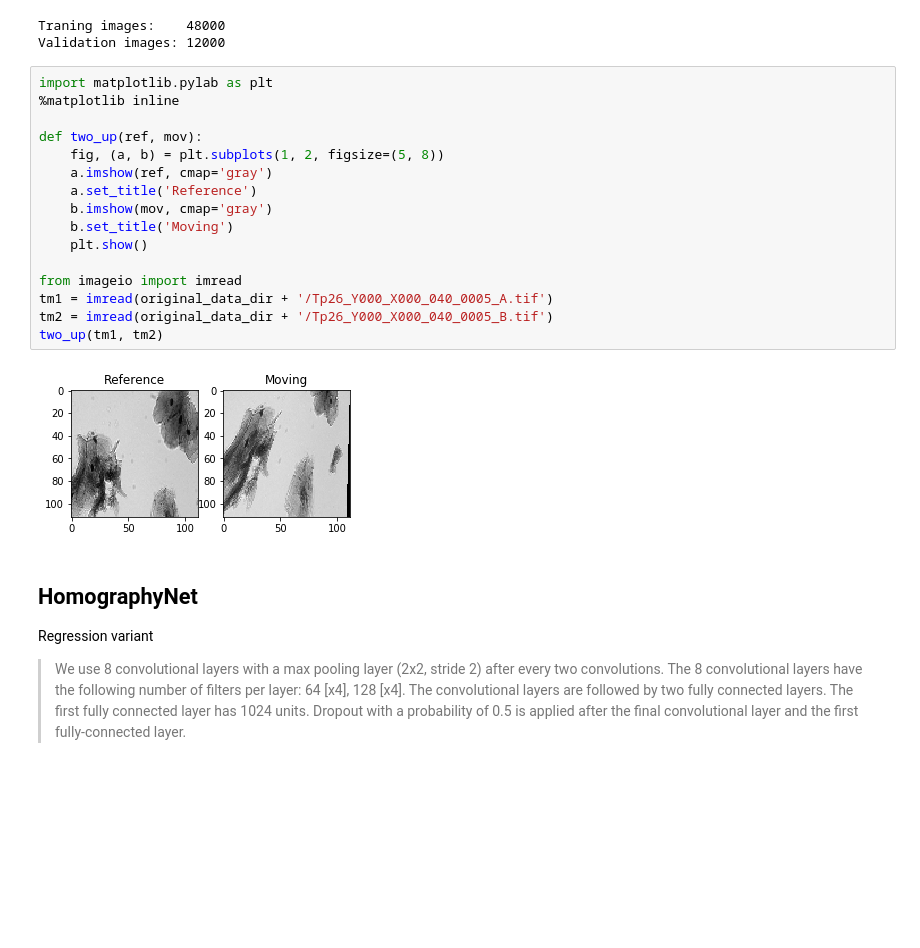
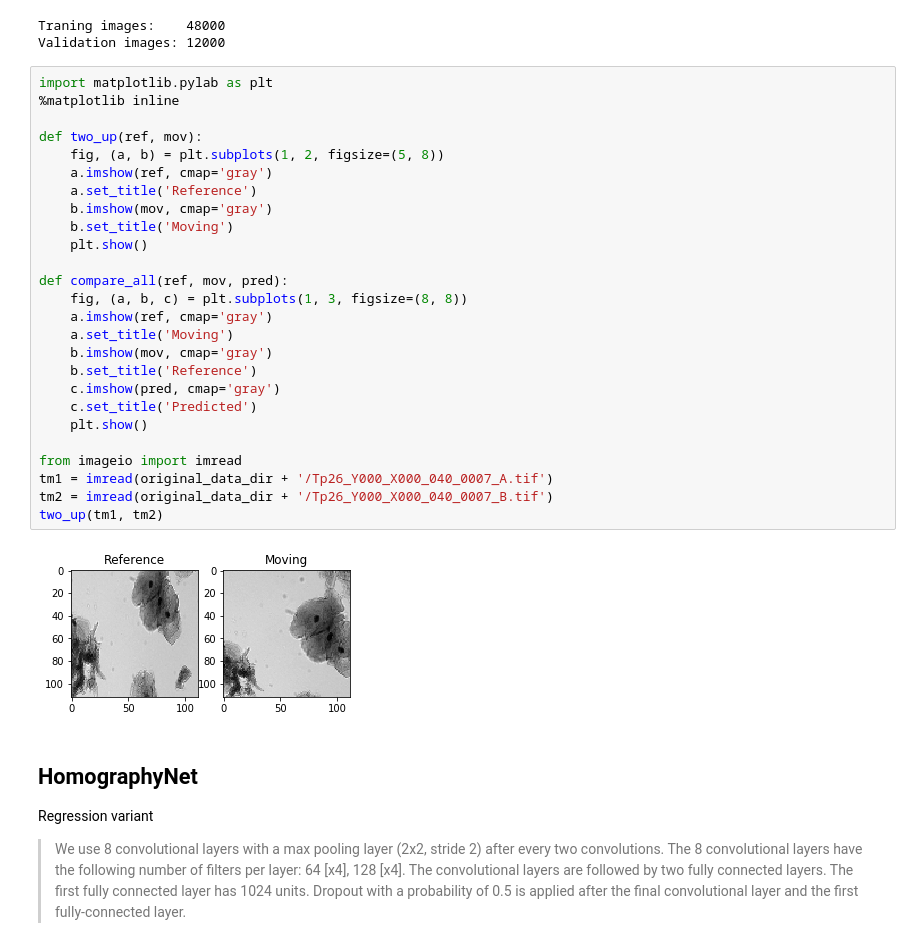
Before and after one commit to tristaaan/stitch-eval, a Jupyter notebook: notebooks/HomograpyNet.ipynb, the cells around one changed output. Saved outputs shown, nothing was run; the diff lists cells and outputs as text; blank space fills up the shorter version.

```diff
--- a/notebooks/HomograpyNet.ipynb
+++ b/notebooks/HomograpyNet.ipynb
@@ -81,21 +81,31 @@ Validation images: 12000
 # %%
 import matplotlib.pylab as plt
 %matplotlib inline
 
 def two_up(ref, mov):
     fig, (a, b) = plt.subplots(1, 2, figsize=(5, 8))
     a.imshow(ref, cmap='gray')
     a.set_title('Reference')
     b.imshow(mov, cmap='gray')
     b.set_title('Moving')
     plt.show()
 
+def compare_all(ref, mov, pred):
+    fig, (a, b, c) = plt.subplots(1, 3, figsize=(8, 8))
+    a.imshow(ref, cmap='gray')
+    a.set_title('Moving')
+    b.imshow(mov, cmap='gray')
+    b.set_title('Reference')
+    c.imshow(pred, cmap='gray')
+    c.set_title('Predicted')
+    plt.show()
+
 from imageio import imread
-tm1 = imread(original_data_dir + '/Tp26_Y000_X000_040_0005_A.tif')
-tm2 = imread(original_data_dir + '/Tp26_Y000_X000_040_0005_B.tif')
+tm1 = imread(original_data_dir + '/Tp26_Y000_X000_040_0007_A.tif')
+tm2 = imread(original_data_dir + '/Tp26_Y000_X000_040_0007_B.tif')
 two_up(tm1, tm2)
 # %% [output]
-[figure, old version]
+[figure, new version]
 # %% [markdown]
 ## HomographyNet
 
```
Also changed, not shown: parts of 9 cells of this notebook.
